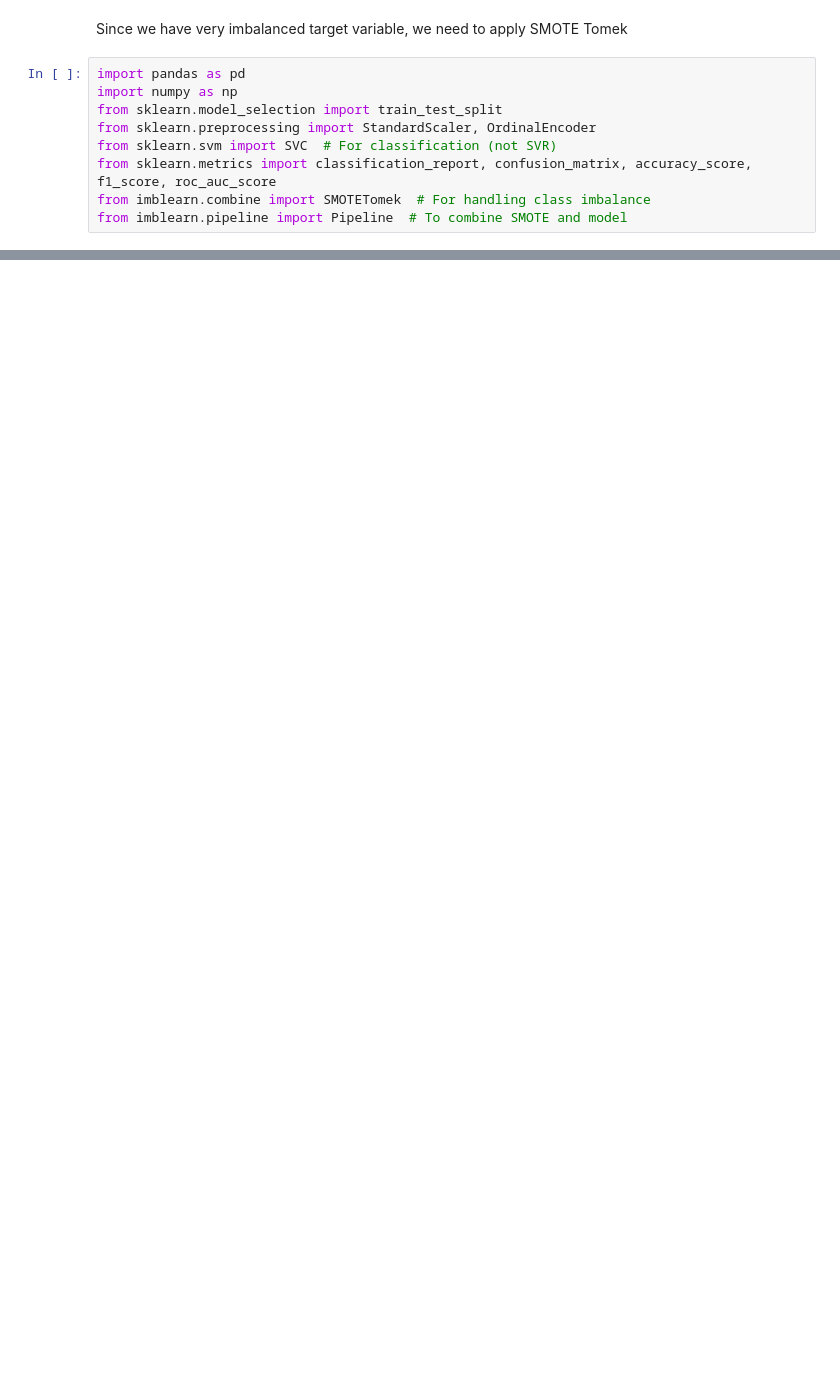
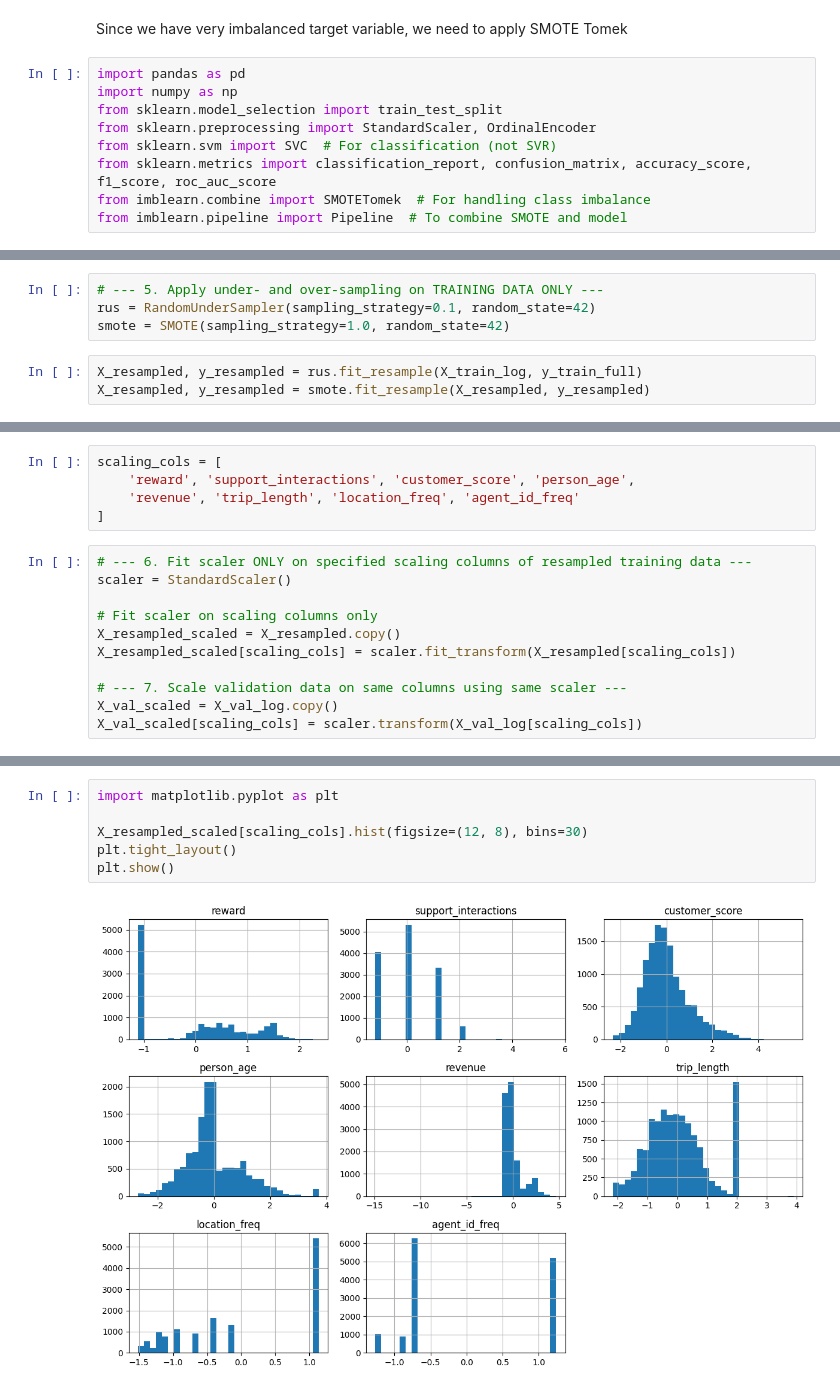
Before and after one commit to AliaksandraLabko/ML, a Jupyter notebook: SVM_final.ipynb, the cells around one changed output, grey strips where cells are left out. Drawn from its saved outputs; the diff is of its cells as text; blank space fills up the shorter version.

```diff
--- a/SVM_final.ipynb
+++ b/SVM_final.ipynb
@@ -1049,0 +751,7 @@ PR AUC (Average Precision): 0.024345288674800077
+# %%
+# --- 5. Apply under- and over-sampling on TRAINING DATA ONLY ---
+rus = RandomUnderSampler(sampling_strategy=0.1, random_state=42)
+smote = SMOTE(sampling_strategy=1.0, random_state=42)
+# %%
+X_resampled, y_resampled = rus.fit_resample(X_train_log, y_train_full)
+X_resampled, y_resampled = smote.fit_resample(X_resampled, y_resampled)
@@ -1049,0 +773,16 @@ PR AUC (Average Precision): 0.024345288674800077
+# %%
+scaling_cols = [
+    'reward', 'support_interactions', 'customer_score', 'person_age',
+    'revenue', 'trip_length', 'location_freq', 'agent_id_freq'
+]
+# %%
+# --- 6. Fit scaler ONLY on specified scaling columns of resampled training data ---
+scaler = StandardScaler()
+
+# Fit scaler on scaling columns only
+X_resampled_scaled = X_resampled.copy()
+X_resampled_scaled[scaling_cols] = scaler.fit_transform(X_resampled[scaling_cols])
+
+# --- 7. Scale validation data on same columns using same scaler ---
+X_val_scaled = X_val_log.copy()
+X_val_scaled[scaling_cols] = scaler.transform(X_val_log[scaling_cols])
@@ -1049,0 +876,8 @@ PR AUC (Average Precision): 0.024345288674800077
+# %%
+import matplotlib.pyplot as plt
+
+X_resampled_scaled[scaling_cols].hist(figsize=(12, 8), bins=30)
+plt.tight_layout()
+plt.show()
+# %% [output]
+[figure, added]
```
Also changed, not shown: parts of 59 cells of this notebook.
